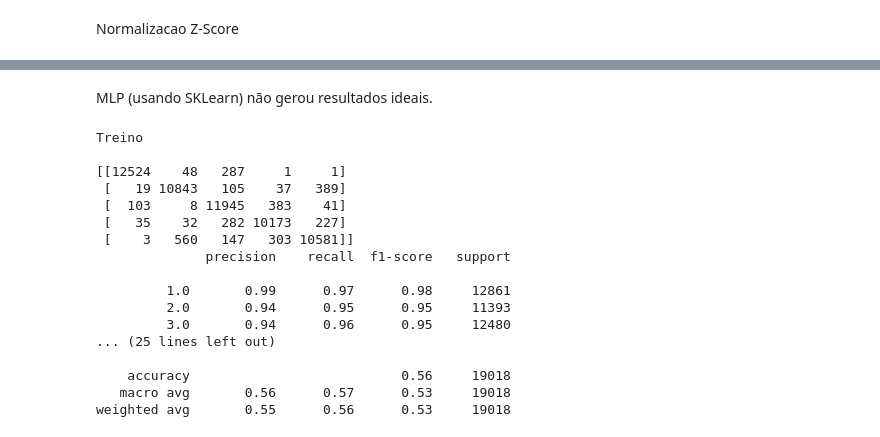
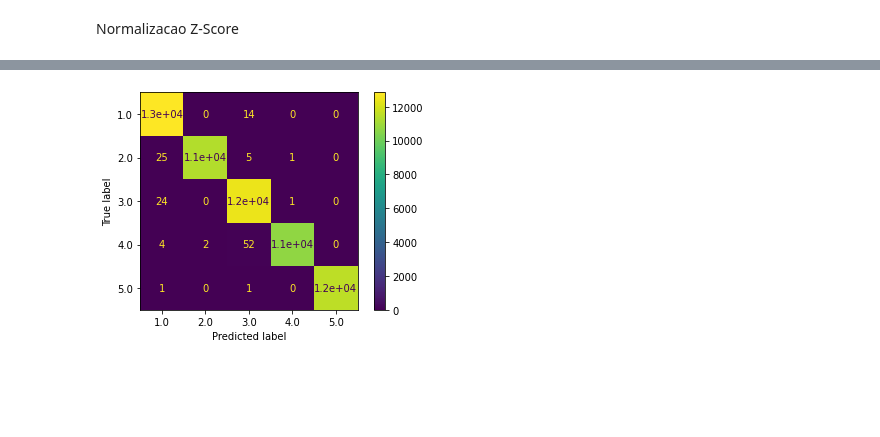
Before and after one commit to gilvandrocesardemedeiros/DCA_UFRN_IA, a Jupyter notebook: Classification-SVM/Hand_Motion_SVM_Users.ipynb, the cells around one changed output, grey strips where cells are left out. Cells and saved outputs as stored; diff of their text form; code cells hidden in the pictures; blank space fills up the shorter version.

```diff
--- a/Classification-SVM/Hand_Motion_SVM_Users.ipynb
+++ b/Classification-SVM/Hand_Motion_SVM_Users.ipynb
@@ -51,2 +63,3 @@ memory usage: 22.6+ MB
 # %%
-df = df.astype('float')
+df = df.replace('?', np.nan)
+df = df.astype(float)
@@ -71,3 +66,6 @@ Name: User, dtype: int64
+# %%
+for col in ['X0','Y0','Z0','X1','Y1','Z1','X2','Y2','Z2','X3','Y3','Z3','X4','Y4','Z4','X5','Y5','Z5','X6','Y6','Z6','X7','Y7','Z7','X8','Y8','Z8','X9','Y9','Z9','X10','Y10','Z10','X11','Y11','Z11']:
+  df[col] = df[col].fillna(df[col].mean())
 # %%
 df1 = df.loc[df['User'] == 0.0].sample(frac = 1)
 df2 = df.loc[df['User'] == 5.0].sample(frac = 1)
@@ -155,56 +142,4 @@ weighted avg       0.83      0.81      0.81     19018
-# %% [markdown]
-MLP (usando SKLearn) não gerou resultados ideais.
-# %%
-mlp1 = MLPClassifier(solver = 'adam',    #adam, sgd, lbfgs
-                     activation ='relu',       #identity, logistic, tanh, relu
-                     hidden_layer_sizes=(10,10,10),
-                     alpha = 0.01,
-                     learning_rate = 'constant',    #constant, invscaling, adaptive . só para sgd
-                     learning_rate_init = 0.005,    #so para sgd
-                     power_t = 0.1,                 #so para sgd, usando invscaling
-                     momentum = 0.9,                #so para sgd
-                     nesterovs_momentum = True,      #so para sgd e se momentum > 0
-                     beta_1 = 0.9,                  #so para adam
-                     beta_2 = 0.99,                  #so para adam
-                     epsilon = 1e-8,                #so para adam
-                     tol = 1e-3,
-                     max_iter=1000,
-                     verbose = False,
-                     early_stopping= False,
-                     validation_fraction= 0.2,      #so se early stopping = true
-                     shuffle = True,
-                     n_iter_no_change = 20)
-
-mlp1.fit(x_train_MM,y_train.values.ravel())
-
-print("Treino\n")
-predictions = mlp1.predict(x_train_MM)
-confMat1MLP = confusion_matrix(y_train,predictions)
-print(confMat1MLP)
-print(classification_report(y_train,predictions))
-
-
-print("\n__________________\n")
-print("\n Teste\n")
-predictionsTestMlp = mlp1.predict(x_test_MM)
-confMat2MLP = confusion_matrix(y_test,predictionsTestMlp)
-print(confMat2MLP)
-print(classification_report(y_test,predictionsTestMlp))
-# %% [output]
-Treino
-
-[[12524    48   287     1     1]
- [   19 10843   105    37   389]
- [  103     8 11945   383    41]
- [   35    32   282 10173   227]
- [    3   560   147   303 10581]]
-              precision    recall  f1-score   support
-
-         1.0       0.99      0.97      0.98     12861
-         2.0       0.94      0.95      0.95     11393
-         3.0       0.94      0.96      0.95     12480
-... (25 lines left out)
-
-    accuracy                           0.56     19018
-   macro avg       0.56      0.57      0.53     19018
-weighted avg       0.55      0.56      0.53     19018
+# %%
+plot_confusion_matrix(svm, x_normZ, y_train);
+# %% [output]
+[figure, added]
```
Also changed, not shown: parts of 16 cells of this notebook.
